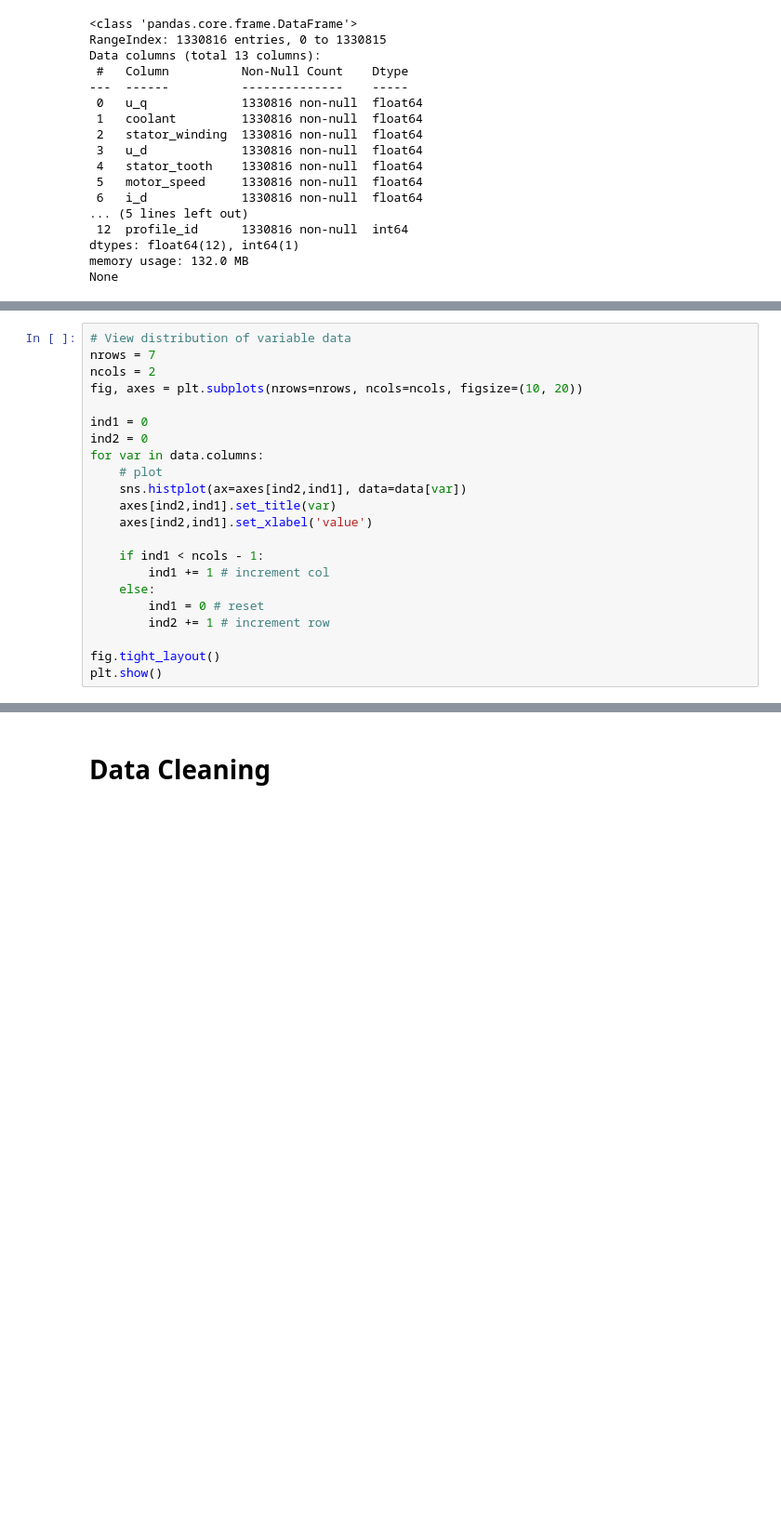
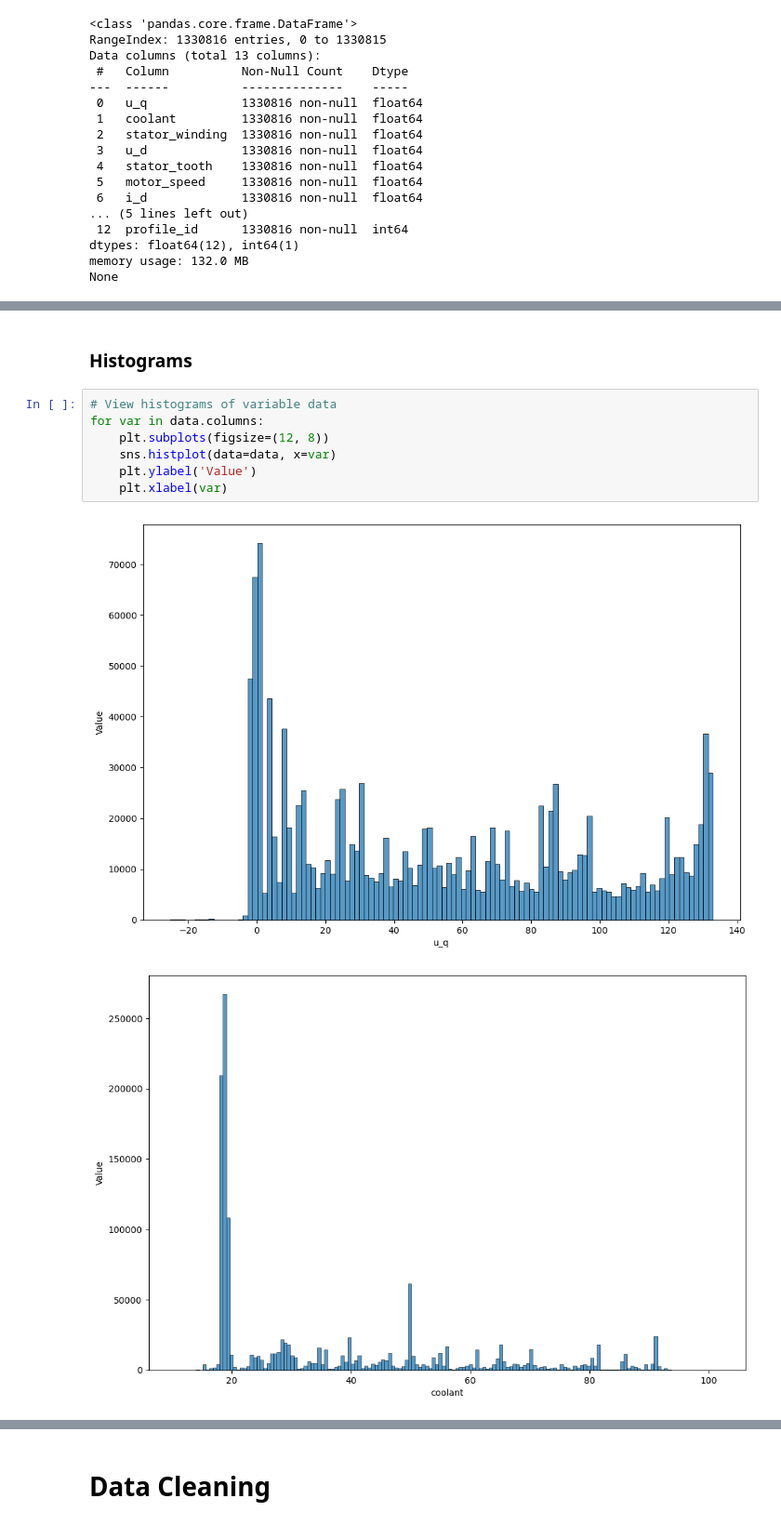
Before and after one commit to jesseingraham/DataScienceCapstoneTwo, a Jupyter notebook: notebooks/01_Data_Wrangling.ipynb, the cells around one changed output, grey strips where cells are left out. Shown at 93% size. Drawn from its saved outputs; the diff is of its cells as text; blank space fills up the shorter version.

```diff
--- a/notebooks/01_Data_Wrangling.ipynb
+++ b/notebooks/01_Data_Wrangling.ipynb
@@ -86,22 +66,0 @@ dtype: bool
-# %%
-# View distribution of variable data
-nrows = 7
-ncols = 2
-fig, axes = plt.subplots(nrows=nrows, ncols=ncols, figsize=(10, 20))
-
-ind1 = 0
-ind2 = 0
-for var in data.columns:
-    # plot
-    sns.histplot(ax=axes[ind2,ind1], data=data[var])
-    axes[ind2,ind1].set_title(var)
-    axes[ind2,ind1].set_xlabel('value')
-
-    if ind1 < ncols - 1:
-        ind1 += 1 # increment col
-    else:
-        ind1 = 0 # reset
-        ind2 += 1 # increment row
-
-fig.tight_layout()
-plt.show()
@@ -109,0 +94,12 @@ plt.show()
+# %% [markdown]
+### Histograms
+# %%
+# View histograms of variable data
+for var in data.columns:
+    plt.subplots(figsize=(12, 8))
+    sns.histplot(data=data, x=var)
+    plt.ylabel('Value')
+    plt.xlabel(var)
+# %% [output]
+[figure, added]
+[figure, added]
```
Also changed, not shown: parts of 12 cells of this notebook.
